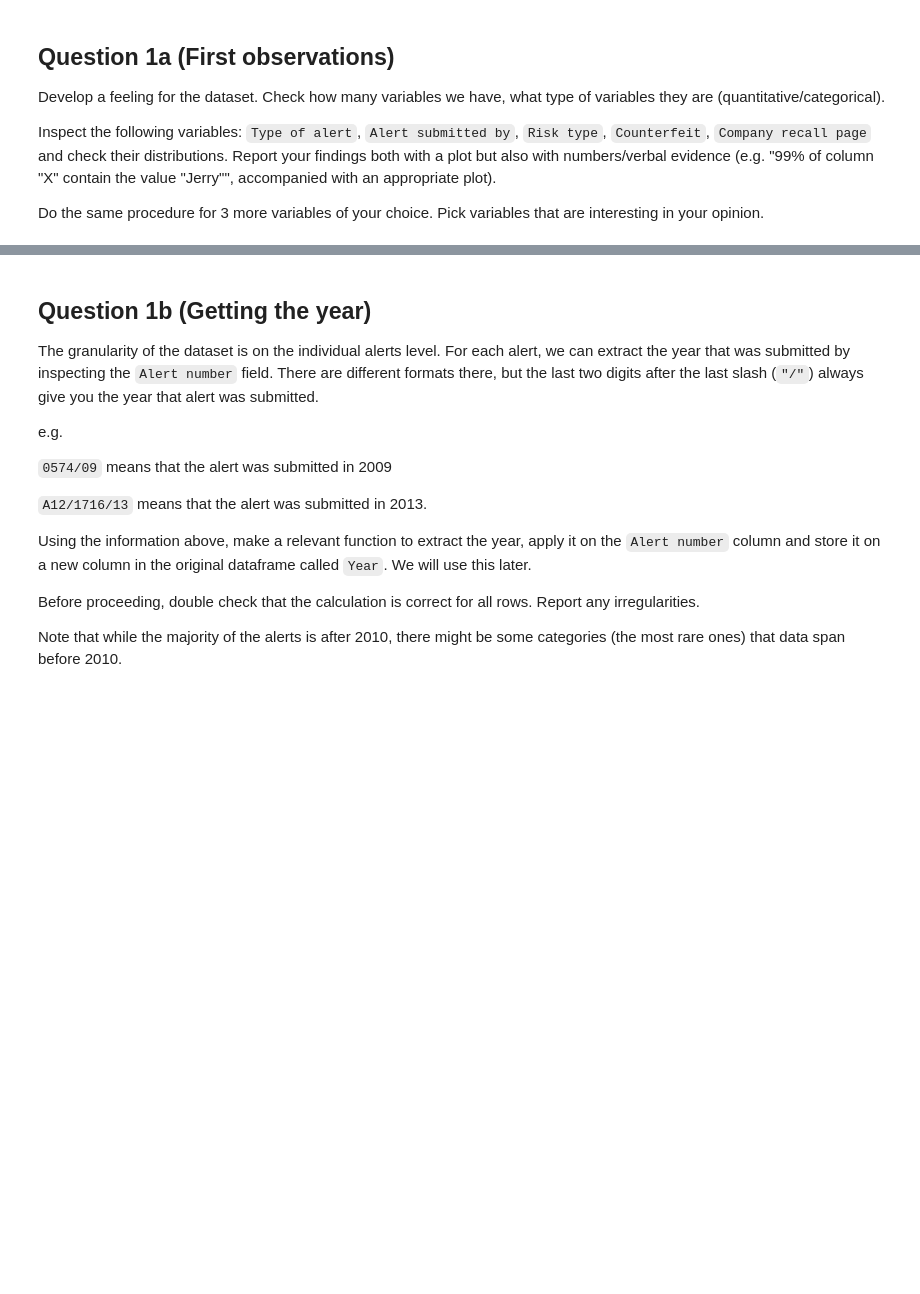
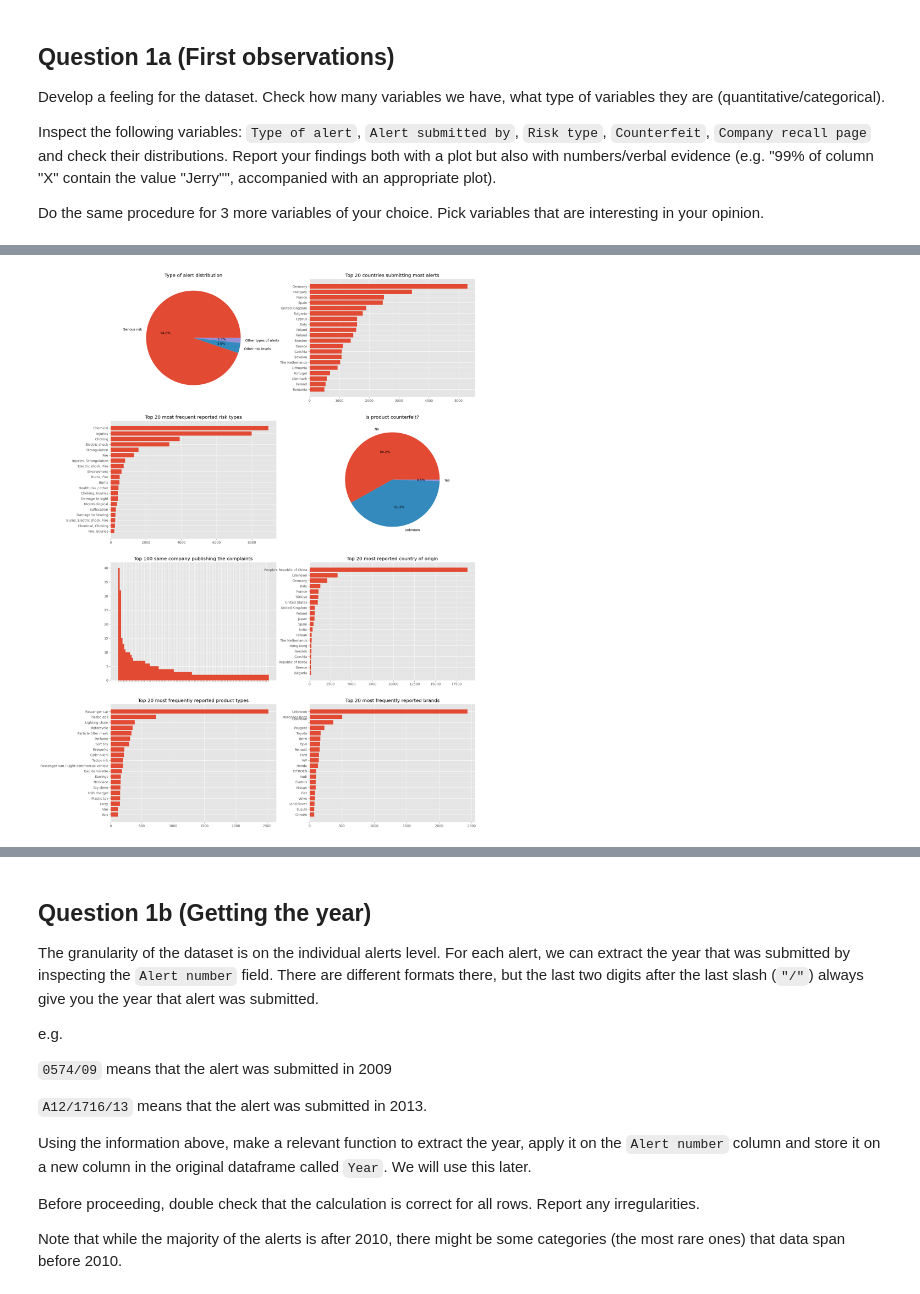
Before and after one commit to noah18c/Data_analysis, a Jupyter notebook: clinic_1/clinic1-2024.ipynb, the cells around one changed output, grey strips where cells are left out. Cells and saved outputs as stored; diff of their text form; code cells hidden in the pictures; blank space fills up the shorter version.

```diff
--- a/clinic_1/clinic1-2024.ipynb
+++ b/clinic_1/clinic1-2024.ipynb
@@ -168,3 +183,10 @@ Inspect the following variables: ``Type of alert``, ``Alert submitted by``, ``Ri
 Do the same procedure for 3 more variables of your choice. Pick variables that are interesting in your opinion.
 # %%
 ###code for 1a goes here
+import matplotlib.pyplot as plt
+%matplotlib inline
+
+columns_to_inspect = ["Type of alert", "Alert submitted by", "Risk type", "Counterfeit", "Company recall page", "Country of origin", "Product", "Brand"]
+
+df_inspected_variables = df[columns_to_inspect]
+df_inspected_variables.head(20)
@@ -170,0 +236,56 @@ Do the same procedure for 3 more variables of your choice. Pick variables that a
+# %%
+def inspected_variables_distributions():
+
+    plt.style.use('ggplot')
+
+    fig, subfigs = plt.subplots(4, 2, figsize=(20, 30))
+
+    #Plot distribution of alert_counts using bar because of 3 possible answers
+    alert_counts = df_inspected_variables["Type of alert"].value_counts()
+    subfigs[0,0].pie(alert_counts.values, labels=alert_counts.index, autopct='%1.1f%%')
+    subfigs[0,0].set_title("Type of alert distribution")
+
+    #Plot distribution of alert_submitted_by using barh because of the large amount of categorical data values for different countries
+    alert_submitted_by = df_inspected_variables["Alert submitted by"].value_counts().sort_values(ascending=False).head(20)
+    subfigs[0,1].barh(alert_submitted_by.index, alert_submitted_by.values)
+    subfigs[0,1].invert_yaxis()
+    subfigs[0,1].set_title("Top 20 countries submitting most alerts")
+
+    #Plot distribution of risk_type using barh because of the large amount of categorical data values for different countries
+    risk_type = df_inspected_variables["Risk type"].value_counts().sort_values(ascending=False).head(20)
+    subfigs[1,0].barh(risk_type.index, risk_type.values)
+    subfigs[1,0].invert_yaxis()
+    subfigs[1,0].set_title("Top 20 most frequent reported risk types")
+
+    #Plot distribution of counterfeit using pie because of 3 possible answers
+    counterfeit = df_inspected_variables["Counterfeit"].value_counts().sort_values(ascending=False)
+    subfigs[1,1].pie(counterfeit.values, labels=counterfeit.index, autopct='%1.1f%%')
+    subfigs[1,1].set_title("Is product counterfeit?")
+
+    #Plot distribution of company recall page using bar because of few repeated categorical data (distribution will have a very long tail)
+    company_recall_page = df_inspected_variables["Company recall page"].value_counts().sort_values(ascending=False).head(100)
+    subfigs[2,0].bar(company_recall_page.index, company_recall_page.values, width=1)
+    subfigs[2,0].set_title("Top 100 same company publishing the complaints")
+    subfigs[2,0].set_xticklabels([])
+
+    #Plot distribution of country of origin using
+    country_of_origin = df_inspected_variables["Country of origin"].value_counts().sort_values(ascending=False).head(20)
+    subfigs[2,1].barh(country_of_origin.index, country_of_origin.values)
+    subfigs[2,1].invert_yaxis()
+    subfigs[2,1].set_title("Top 20 most reported country of origin")
+
+    #Plot distribution of product types
+    product = df_inspected_variables["Product"].value_counts().sort_values(ascending=False).head(20)
+    subfigs[3,0].barh(product.index, product.values)
+    subfigs[3,0].invert_yaxis()
+    subfigs[3,0].set_title("Top 20 most frequently reported product types")
+
+    #Plot distribution of reported brands
+    brand = df_inspected_variables["Brand"].value_counts().sort_values(ascending=False).head(20)
+    subfigs[3,1].barh(brand.index, brand.values)
+    subfigs[3,1].invert_yaxis()
+    subfigs[3,1].set_title("Top 20 most frequently reported brands")
+
+inspected_variables_distributions()
+# %% [output]
+[figure, added]
```
Also changed, not shown: parts of 7 cells of this notebook.
